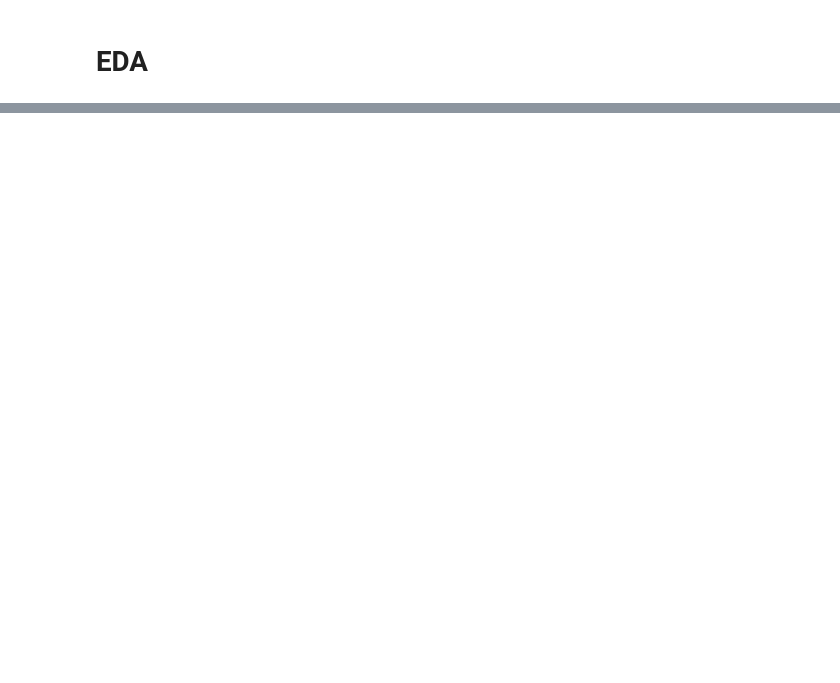
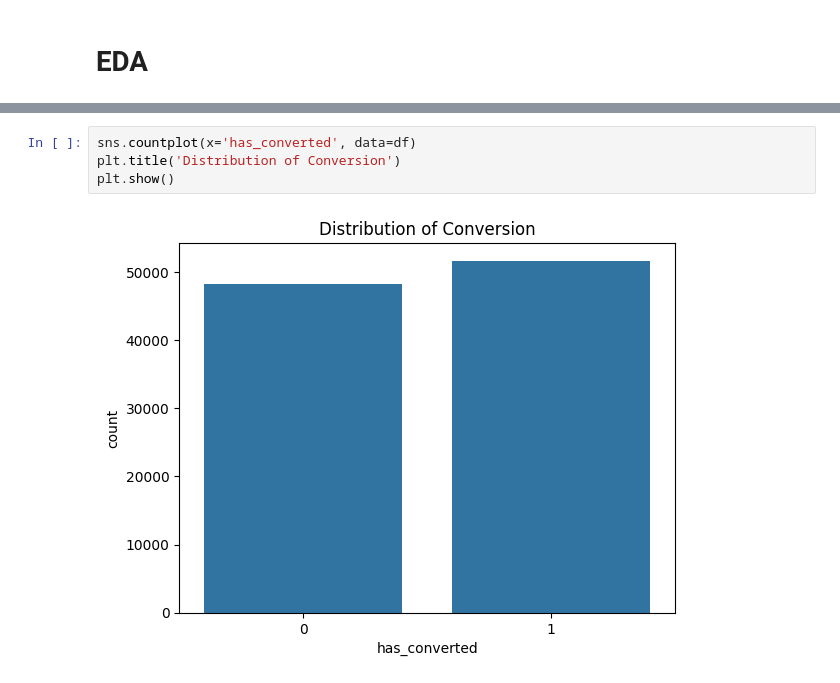
Before and after one commit to GDharan10/Project11_Classification, a Jupyter notebook: Project11_Classification.ipynb, the cells around one changed output, grey strips where cells are left out. Saved outputs shown, nothing was run; the diff lists cells and outputs as text; blank space fills up the shorter version.

```diff
--- a/Project11_Classification.ipynb
+++ b/Project11_Classification.ipynb
@@ -115,0 +149,6 @@ df.shape
+# %%
+sns.countplot(x='has_converted', data=df)
+plt.title('Distribution of Conversion')
+plt.show()
+# %% [output]
+[figure, added]
```
Also changed, not shown: parts of 25 cells of this notebook.
